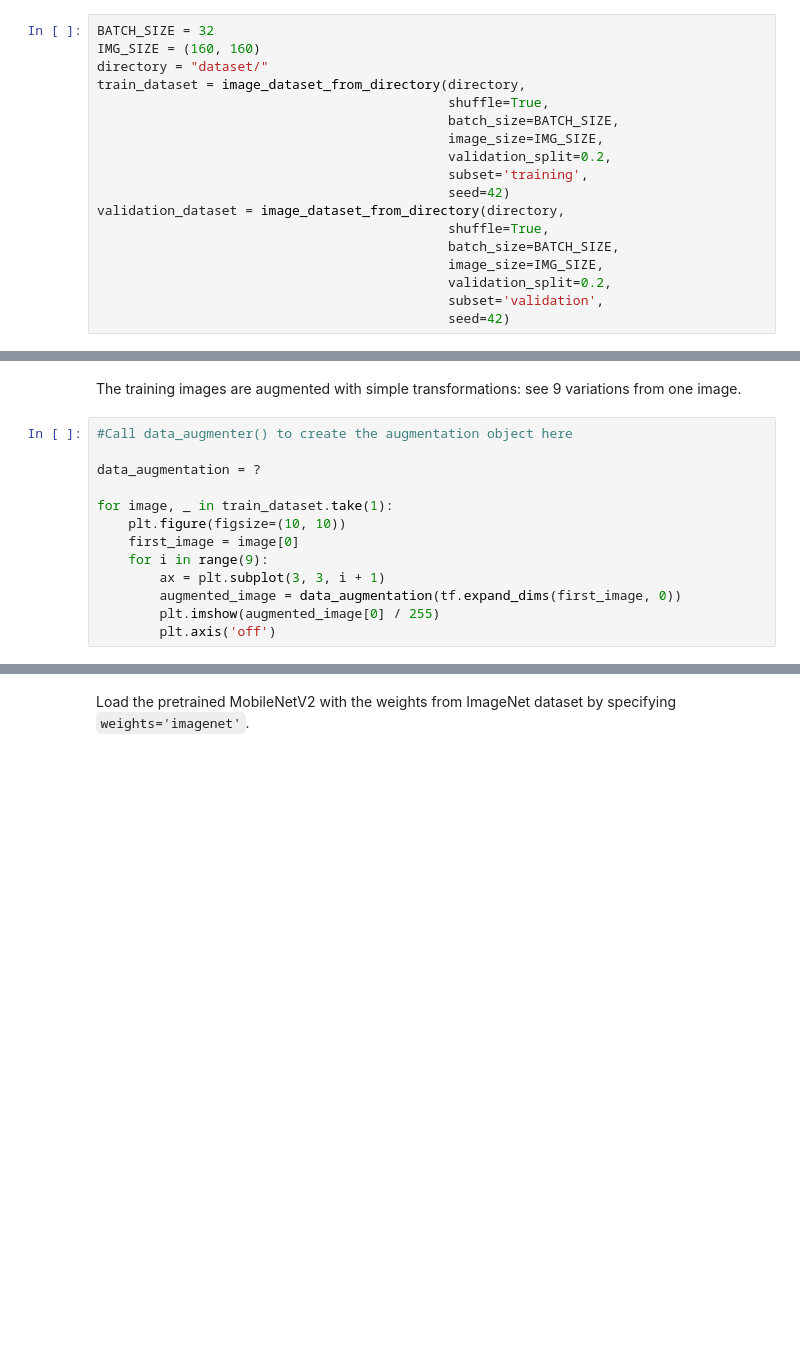
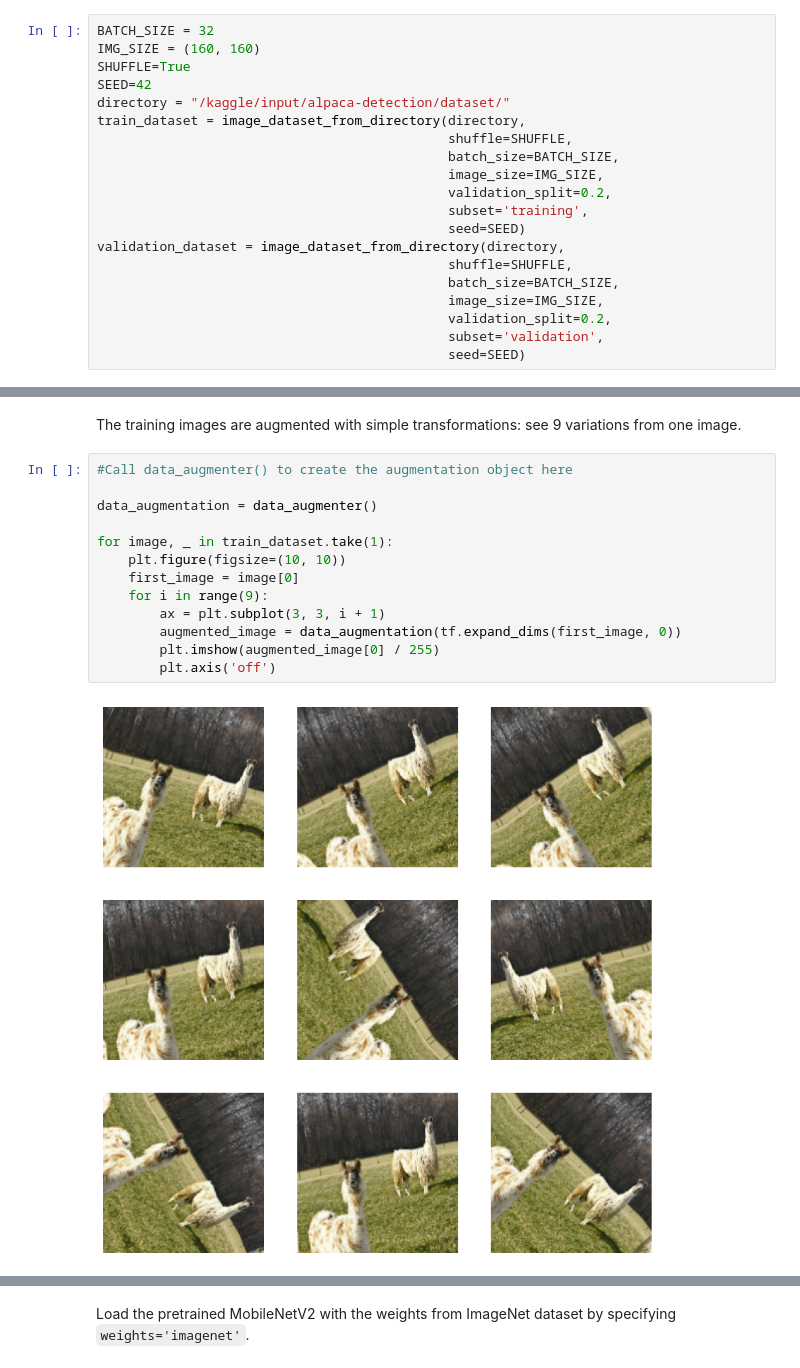
Before and after one commit to renanaferreira/CAA-repository, a Jupyter notebook: Lab7/MobileNet.ipynb, the cells around one changed output, grey strips where cells are left out. Cells and saved outputs as stored; diff of their text form; blank space fills up the shorter version.

```diff
--- a/Lab7/MobileNet.ipynb
+++ b/Lab7/MobileNet.ipynb
@@ -42,21 +83,23 @@ Supported image formats: jpeg, png, bmp, gif. Animated gifs are truncated to the
 # %%
 BATCH_SIZE = 32
 IMG_SIZE = (160, 160)
-directory = "dataset/"
+SHUFFLE=True
+SEED=42
+directory = "/kaggle/input/alpaca-detection/dataset/"
 train_dataset = image_dataset_from_directory(directory,
-                                             shuffle=True,
+                                             shuffle=SHUFFLE,
                                              batch_size=BATCH_SIZE,
                                              image_size=IMG_SIZE,
                                              validation_split=0.2,
                                              subset='training',
-                                             seed=42)
+                                             seed=SEED)
 validation_dataset = image_dataset_from_directory(directory,
-                                             shuffle=True,
+                                             shuffle=SHUFFLE,
                                              batch_size=BATCH_SIZE,
                                              image_size=IMG_SIZE,
                                              validation_split=0.2,
                                              subset='validation',
-                                             seed=42)
+                                             seed=SEED)
 # %% [output]
 Found 327 files belonging to 2 classes.
 Using 262 files for training.
@@ -111,16 +169,18 @@ The training images are augmented with simple transformations: see 9 variations
 # %%
 #Call data_augmenter() to create the augmentation object here
 
-data_augmentation = ?
+data_augmentation = data_augmenter()
 
 for image, _ in train_dataset.take(1):
     plt.figure(figsize=(10, 10))
     first_image = image[0]
     for i in range(9):
         ax = plt.subplot(3, 3, i + 1)
         augmented_image = data_augmentation(tf.expand_dims(first_image, 0))
         plt.imshow(augmented_image[0] / 255)
         plt.axis('off')
+# %% [output]
+[figure, added]
 # %% [markdown]
 ## Using MobileNetV2 for Transfer Learning
 
```
Also changed, not shown: parts of 23 cells of this notebook.
